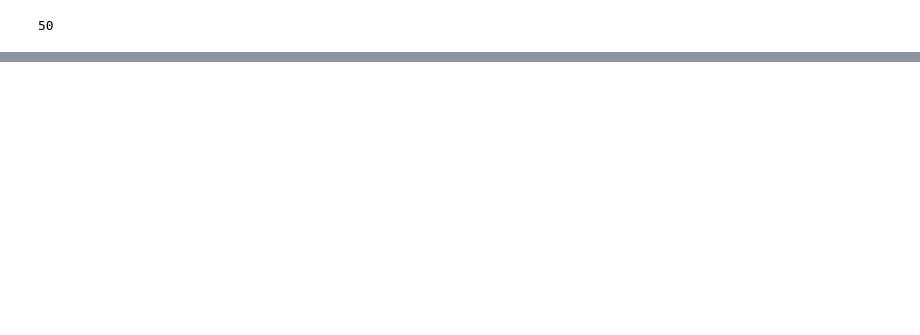
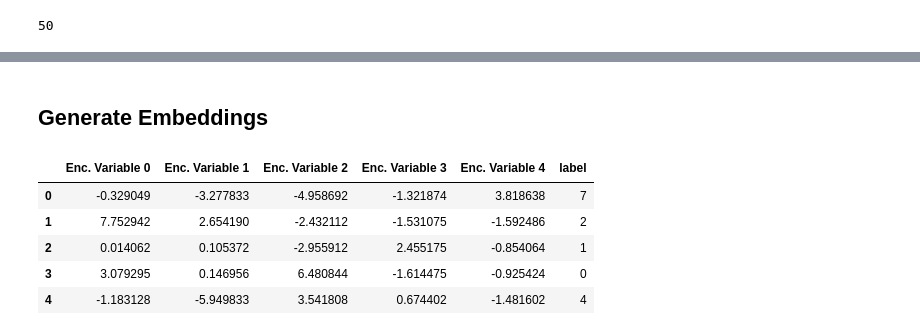
Before and after one commit to gourav10/autoencoder_embedding, a Jupyter notebook: triplet_loss.ipynb, the cells around one changed output, grey strips where cells are left out. Cells and saved outputs as stored; diff of their text form; code cells hidden in the pictures; blank space fills up the shorter version.

```diff
--- a/triplet_loss.ipynb
+++ b/triplet_loss.ipynb
@@ -765,0 +675,2 @@ save_model(encoder, model_name='encoder_embed5')
+# %% [markdown]
+## Generate Embeddings
@@ -765,0 +694,9 @@ save_model(encoder, model_name='encoder_embed5')
+# %%
+encoded_samples.head()
+# %% [output]
+|  | Enc. Variable 0 | Enc. Variable 1 | Enc. Variable 2 | Enc. Variable 3 | Enc. Variable 4 | label |
+| 0 | -0.329049 | -3.277833 | -4.958692 | -1.321874 | 3.818638 | 7 |
+| 1 | 7.752942 | 2.654190 | -2.432112 | -1.531075 | -1.592486 | 2 |
+| 2 | 0.014062 | 0.105372 | -2.955912 | 2.455175 | -0.854064 | 1 |
+| 3 | 3.079295 | 0.146956 | 6.480844 | -1.614475 | -0.925424 | 0 |
+| 4 | -1.183128 | -5.949833 | 3.541808 | 0.674402 | -1.481602 | 4 |
```
Also changed, not shown: parts of 38 cells of this notebook.
